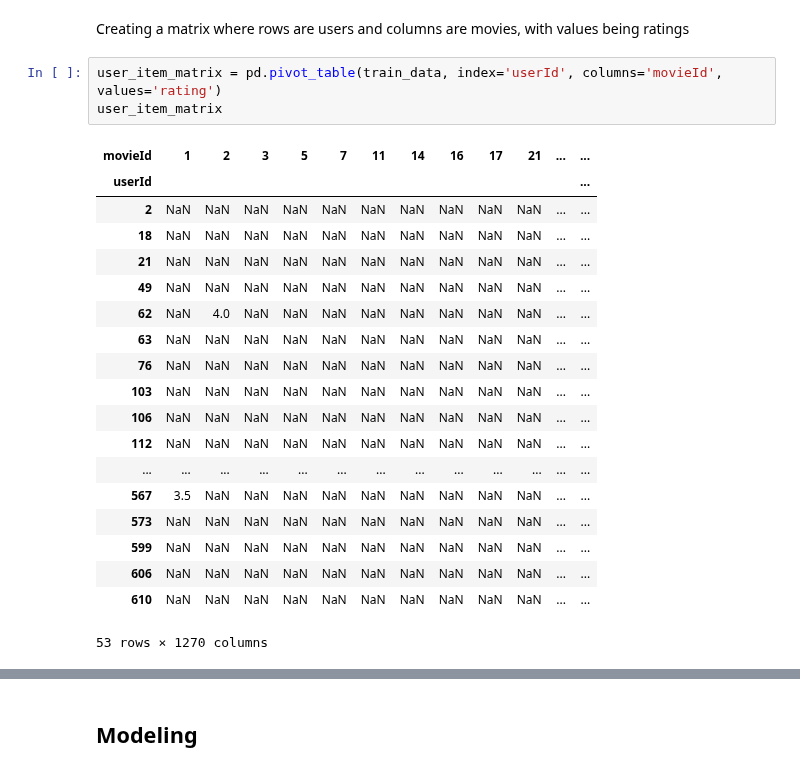
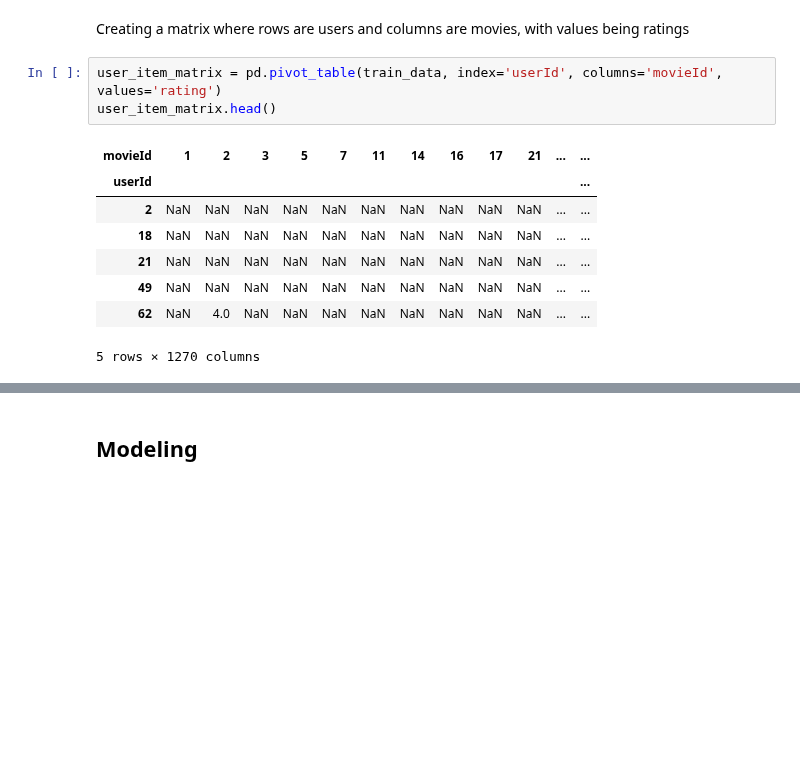
Before and after one commit to ruth-kitasi/Movielens-Recommendation-System, a Jupyter notebook: work_folder/Agatha.ipynb, the cells around one changed output, grey strips where cells are left out. Drawn from its saved outputs; the diff is of its cells as text; blank space fills up the shorter version.

```diff
--- a/work_folder/Agatha.ipynb
+++ b/work_folder/Agatha.ipynb
@@ -360,27 +360,16 @@ df.head()
 Creating a matrix where rows are users and columns are movies, with values being ratings
 # %%
 user_item_matrix = pd.pivot_table(train_data, index='userId', columns='movieId', values='rating')
-user_item_matrix
+user_item_matrix.head()
 # %% [output]
 | movieId | 1 | 2 | 3 | 5 | 7 | 11 | 14 | 16 | 17 | 21 | ... | ... |
 | userId |  |  |  |  |  |  |  |  |  |  |  | ... |
 | 2 | NaN | NaN | NaN | NaN | NaN | NaN | NaN | NaN | NaN | NaN | ... | ... |
 | 18 | NaN | NaN | NaN | NaN | NaN | NaN | NaN | NaN | NaN | NaN | ... | ... |
 | 21 | NaN | NaN | NaN | NaN | NaN | NaN | NaN | NaN | NaN | NaN | ... | ... |
 | 49 | NaN | NaN | NaN | NaN | NaN | NaN | NaN | NaN | NaN | NaN | ... | ... |
 | 62 | NaN | 4.0 | NaN | NaN | NaN | NaN | NaN | NaN | NaN | NaN | ... | ... |
-| 63 | NaN | NaN | NaN | NaN | NaN | NaN | NaN | NaN | NaN | NaN | ... | ... |
-| 76 | NaN | NaN | NaN | NaN | NaN | NaN | NaN | NaN | NaN | NaN | ... | ... |
-| 103 | NaN | NaN | NaN | NaN | NaN | NaN | NaN | NaN | NaN | NaN | ... | ... |
-| 106 | NaN | NaN | NaN | NaN | NaN | NaN | NaN | NaN | NaN | NaN | ... | ... |
-| 112 | NaN | NaN | NaN | NaN | NaN | NaN | NaN | NaN | NaN | NaN | ... | ... |
-| ... | ... | ... | ... | ... | ... | ... | ... | ... | ... | ... | ... | ... |
-| 567 | 3.5 | NaN | NaN | NaN | NaN | NaN | NaN | NaN | NaN | NaN | ... | ... |
-| 573 | NaN | NaN | NaN | NaN | NaN | NaN | NaN | NaN | NaN | NaN | ... | ... |
-| 599 | NaN | NaN | NaN | NaN | NaN | NaN | NaN | NaN | NaN | NaN | ... | ... |
-| 606 | NaN | NaN | NaN | NaN | NaN | NaN | NaN | NaN | NaN | NaN | ... | ... |
-| 610 | NaN | NaN | NaN | NaN | NaN | NaN | NaN | NaN | NaN | NaN | ... | ... |
-53 rows × 1270 columns
+5 rows × 1270 columns
 # %%
 #Fill remaining NaN(missing ) values with a chosen value(0)
 user_item_matrix = user_item_matrix.fillna(0, axis=1)
```
Also changed, not shown: parts of 11 cells of this notebook.
